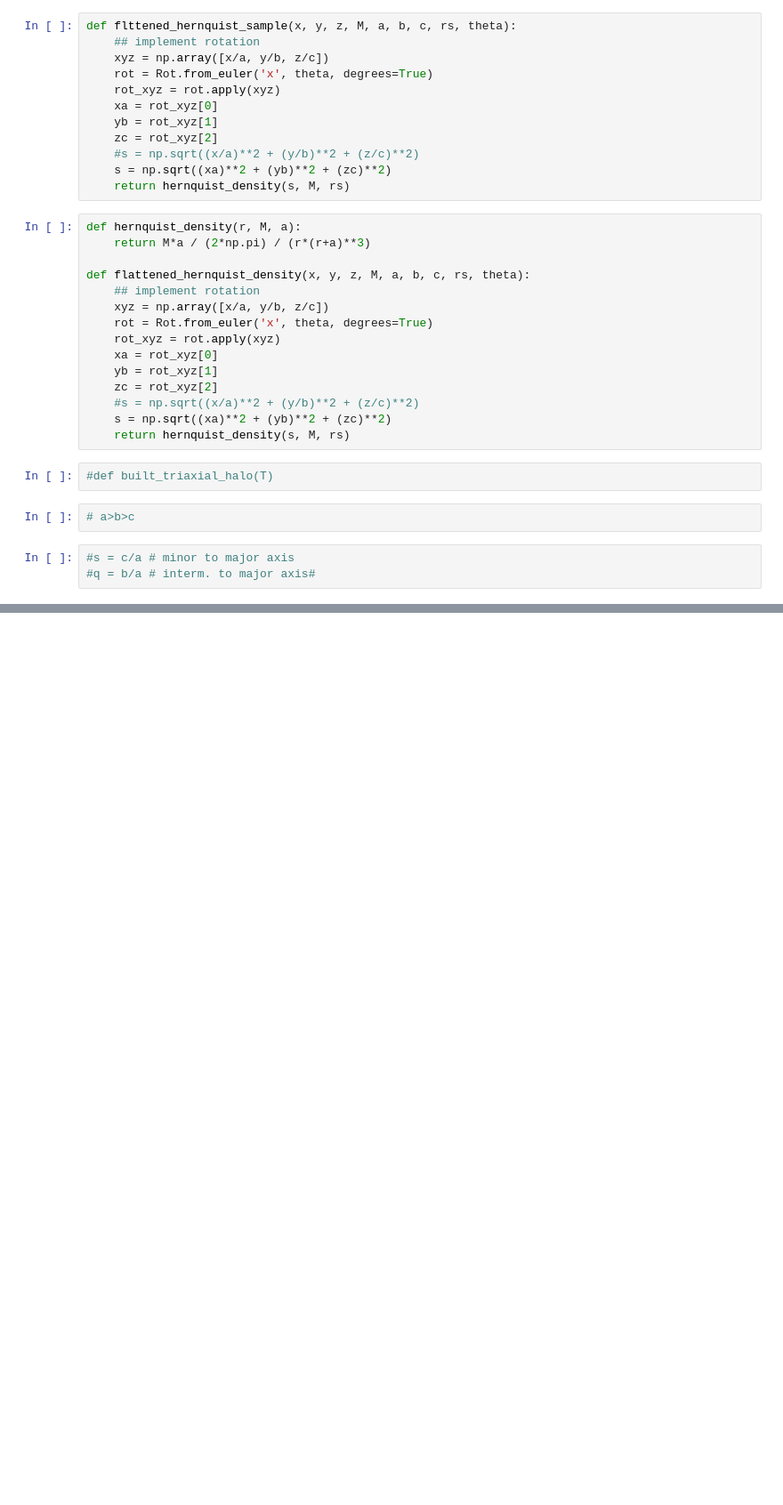
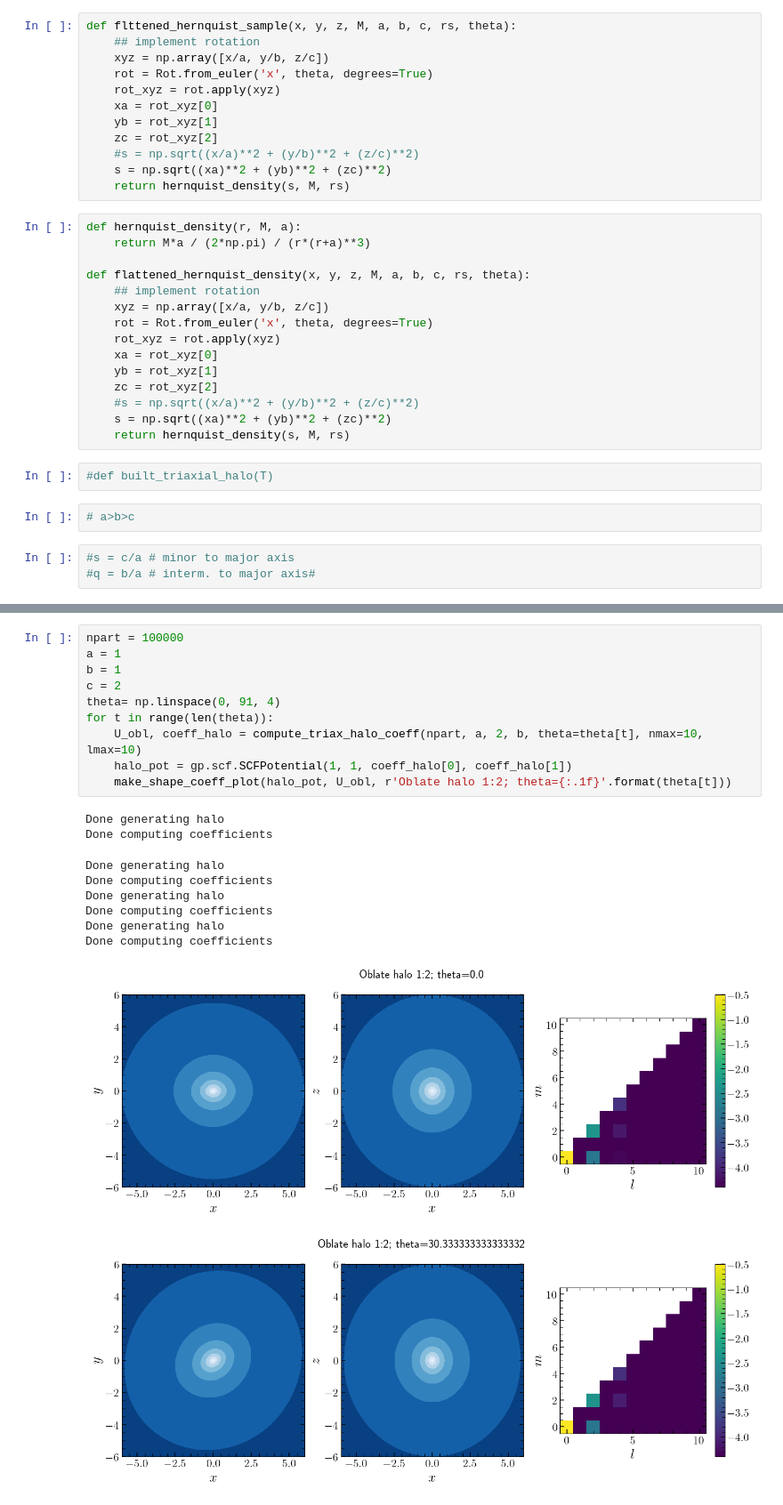
Before and after one commit to jngaravitoc/time-dependent-BFE, a Jupyter notebook: analysis/BFE_evolution/halo_shapes.ipynb, the cells around one changed output, grey strips where cells are left out. Shown: that part at 89% size. Saved outputs shown, nothing was run; the diff lists cells and outputs as text; blank space fills up the shorter version.

```diff
--- a/analysis/BFE_evolution/halo_shapes.ipynb
+++ b/analysis/BFE_evolution/halo_shapes.ipynb
@@ -230,0 +187,21 @@ np.sum(U[:,:,1])
+# %%
+npart = 100000
+a = 1
+b = 1
+c = 2
+theta= np.linspace(0, 91, 4)
+for t in range(len(theta)):
+    U_obl, coeff_halo = compute_triax_halo_coeff(npart, a, 2, b, theta=theta[t], nmax=10, lmax=10)
+    halo_pot = gp.scf.SCFPotential(1, 1, coeff_halo[0], coeff_halo[1])
+    make_shape_coeff_plot(halo_pot, U_obl, r'Oblate halo 1:2; theta={:.1f}'.format(theta[t]))
+# %% [output]
+Done generating halo
+Done computing coefficients
+Done generating halo
+Done computing coefficients
+Done generating halo
+Done computing coefficients
+Done generating halo
+Done computing coefficients
+[figure, added]
+[figure, added]
```
Also changed, not shown: parts of 30 cells of this notebook.
